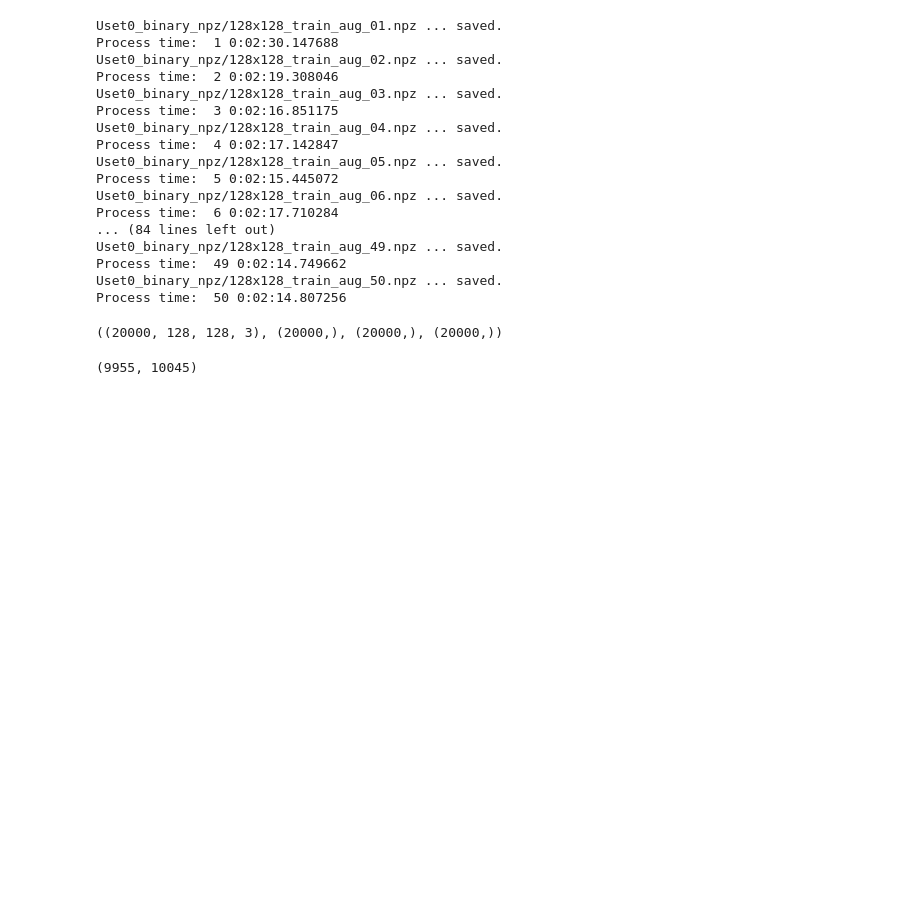
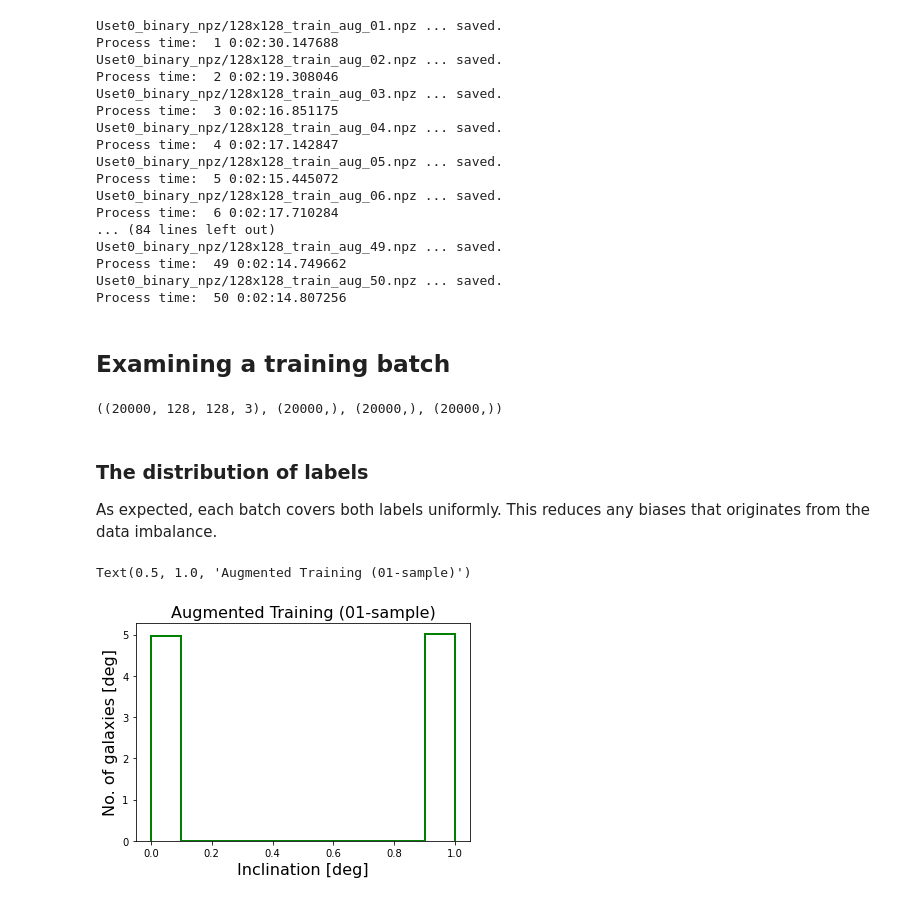
Before and after one commit to ekourkchi/incNET-data, a Jupyter notebook: incNET_VGGcnn_withAugmentation/incNET_model_augmentation-binary.ipynb, the cells around one changed output. Cells and saved outputs as stored; diff of their text form; code cells hidden in the pictures; blank space fills up the shorter version.

```diff
--- a/incNET_VGGcnn_withAugmentation/incNET_model_augmentation-binary.ipynb
+++ b/incNET_VGGcnn_withAugmentation/incNET_model_augmentation-binary.ipynb
@@ -396,11 +454,30 @@ Uset0_binary_npz/128x128_train_aug_49.npz ... saved.
 Process time:  49 0:02:14.749662
 Uset0_binary_npz/128x128_train_aug_50.npz ... saved.
 Process time:  50 0:02:14.807256
-# %%
-images_aug.shape, labels_aug.shape, pgcIDs_aug.shape, filter_aug.shape
-# %% [output]
-((20000, 128, 128, 3), (20000,), (20000,), (20000,))
-# %%
-len(labels_aug[(labels_aug==0)]) , len(labels_aug[(labels_aug==1)])
-# %% [output]
-(9955, 10045)
+# %% [markdown]
+## Examining a training batch
+# %%
+data = np.load('Uset0_binary_npz/128x128_train_aug_01.npz')
+images_ = data['images'].astype(np.uint8)
+labels_ = data['labels']
+pgcIDs_ = data['pgcIDs']
+filter_  = data['filter']
+data.close()
+del data
+
+images_.shape, labels_.shape, pgcIDs_.shape, filter_.shape
+# %% [output]
+((20000, 128, 128, 3), (20000,), (20000,), (20000,))
+# %% [markdown]
+### The distribution of labels
+
+As expected, each batch covers both labels uniformly. This reduces any biases that originates from the data imbalance.
+# %%
+plt.hist(labels_, density=True, linewidth=2, histtype='step', color='g')
+
+plt.xlabel("Inclination [deg]", fontsize=16)
+plt.ylabel("No. of galaxies [deg]", fontsize=16)
+plt.title("Augmented Training (01-sample)", fontsize=16)
+# %% [output]
+Text(0.5, 1.0, 'Augmented Training (01-sample)')
+[figure, added]
```
Also changed, not shown: parts of 25 cells of this notebook.
